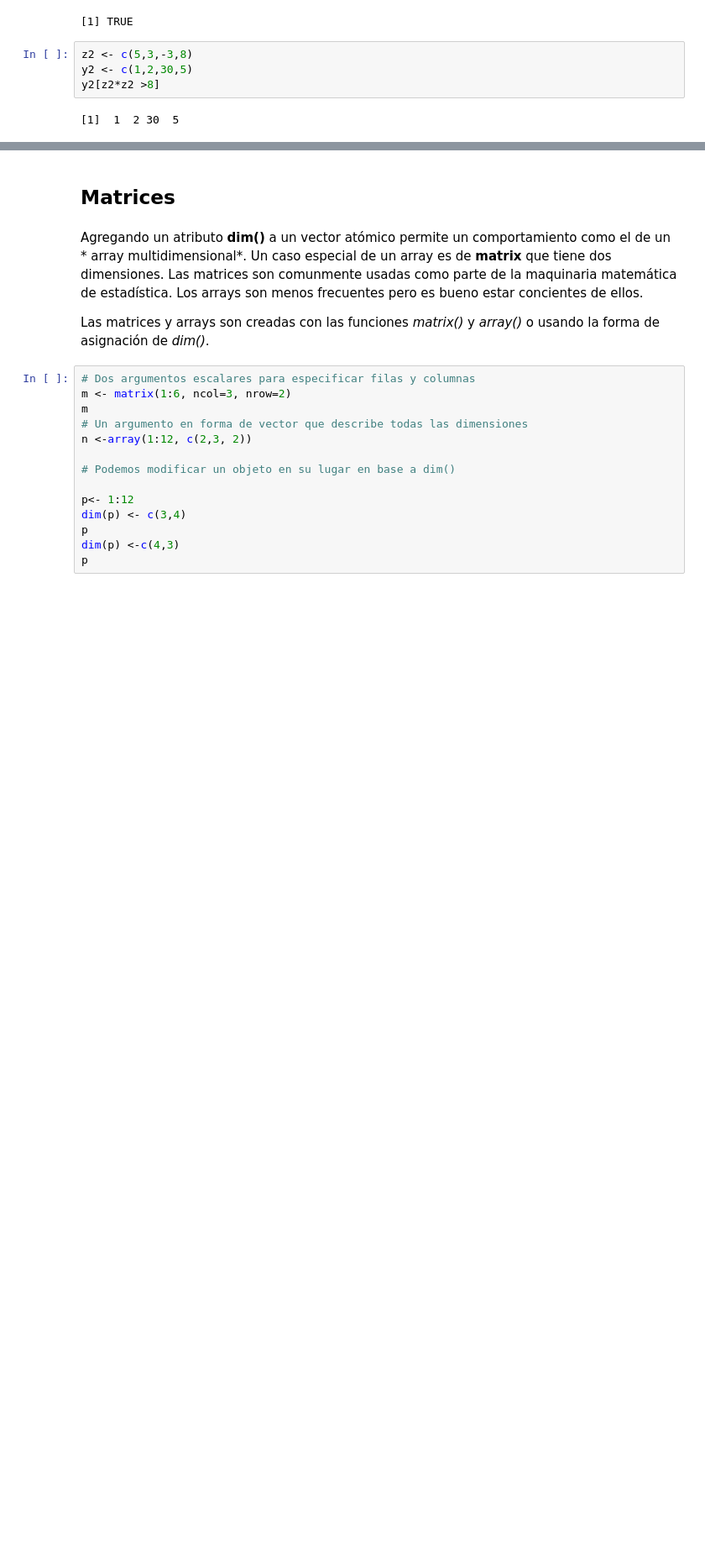
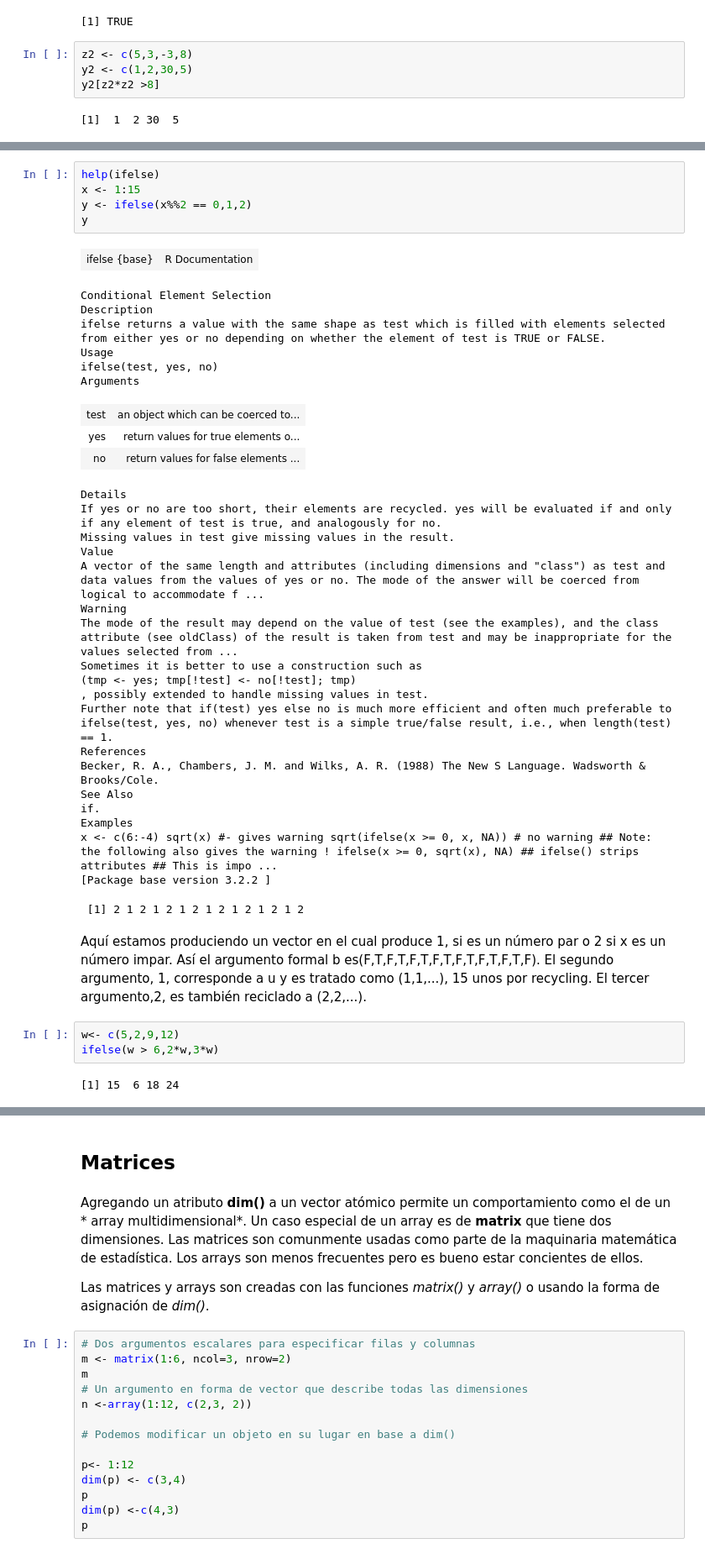
Before and after one commit to noetaza/Curso-R, a Jupyter notebook: Vectores-Matrices-Array/Vectores-Matrices-Arrays.ipynb, the cells around one changed output, grey strips where cells are left out. Shown at 84% size. Cells and saved outputs as stored; diff of their text form; blank space fills up the shorter version.

```diff
--- a/Vectores-Matrices-Array/Vectores-Matrices-Arrays.ipynb
+++ b/Vectores-Matrices-Array/Vectores-Matrices-Arrays.ipynb
@@ -1103,0 +1249,42 @@ y2[z2*z2 >8]
+# %%
+help(ifelse)
+x <- 1:15
+y <- ifelse(x%%2 == 0,1,2)
+y
+# %% [output]
+| ifelse {base} | R Documentation |
+Conditional Element Selection
+Description
+ifelse returns a value with the same shape as test which is filled with elements selected from either yes or no depending on whether the element of test is TRUE or FALSE.
+Usage
+ifelse(test, yes, no)
+Arguments
+| test | an object which can be coerced to... |
+| yes | return values for true elements o... |
+| no | return values for false elements ... |
+Details
+If yes or no are too short, their elements are recycled. yes will be evaluated if and only if any element of test is true, and analogously for no.
+Missing values in test give missing values in the result.
+Value
+A vector of the same length and attributes (including dimensions and "class") as test and data values from the values of yes or no. The mode of the answer will be coerced from logical to accommodate f ...
+Warning
+The mode of the result may depend on the value of test (see the examples), and the class attribute (see oldClass) of the result is taken from test and may be inappropriate for the values selected from ...
+Sometimes it is better to use a construction such as
+(tmp <- yes; tmp[!test] <- no[!test]; tmp)
+, possibly extended to handle missing values in test.
+Further note that if(test) yes else no is much more efficient and often much preferable to ifelse(test, yes, no) whenever test is a simple true/false result, i.e., when length(test) == 1.
+References
+Becker, R. A., Chambers, J. M. and Wilks, A. R. (1988) The New S Language. Wadsworth & Brooks/Cole.
+See Also
+if.
+Examples
+x <- c(6:-4) sqrt(x) #- gives warning sqrt(ifelse(x >= 0, x, NA)) # no warning ## Note: the following also gives the warning ! ifelse(x >= 0, sqrt(x), NA) ## ifelse() strips attributes ## This is impo ...
+[Package base version 3.2.2 ]
+ [1] 2 1 2 1 2 1 2 1 2 1 2 1 2 1 2
+# %% [markdown]
+Aquí estamos produciendo un vector en el cual produce 1, si es un número par o 2 si x es un número impar. Así el argumento formal b es(F,T,F,T,F,T,F,T,F,T,F,T,F,T,F). El segundo argumento, 1, corresponde a u y es tratado como (1,1,...), 15 unos por recycling. El tercer argumento,2, es también reciclado a (2,2,...).
+# %%
+w<- c(5,2,9,12)
+ifelse(w > 6,2*w,3*w)
+# %% [output]
+[1] 15  6 18 24
```
Also changed, not shown: parts of 32 cells of this notebook.
